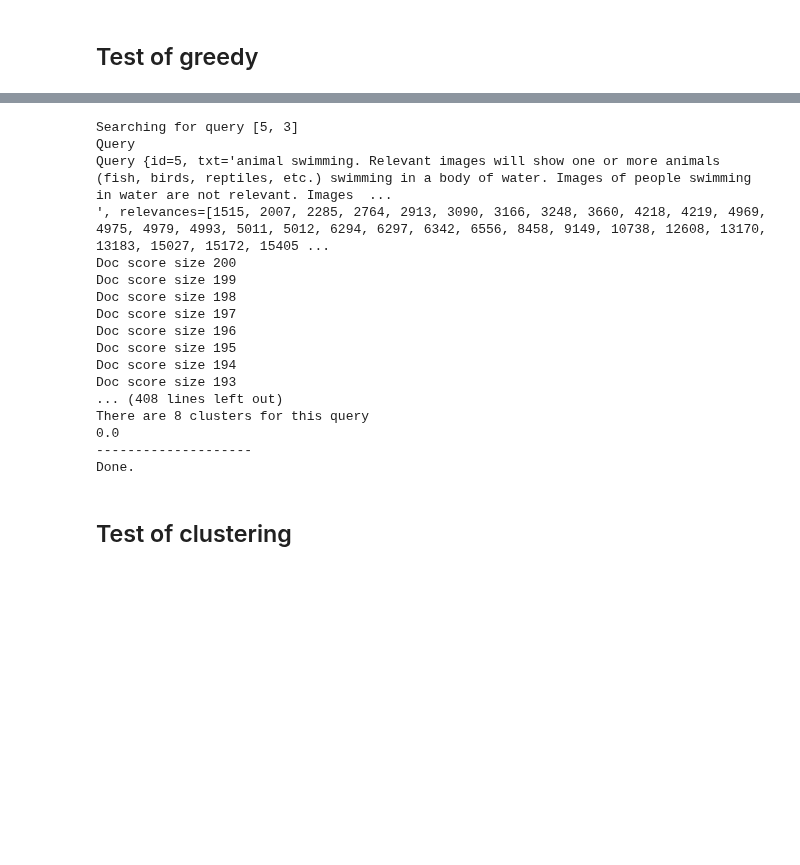
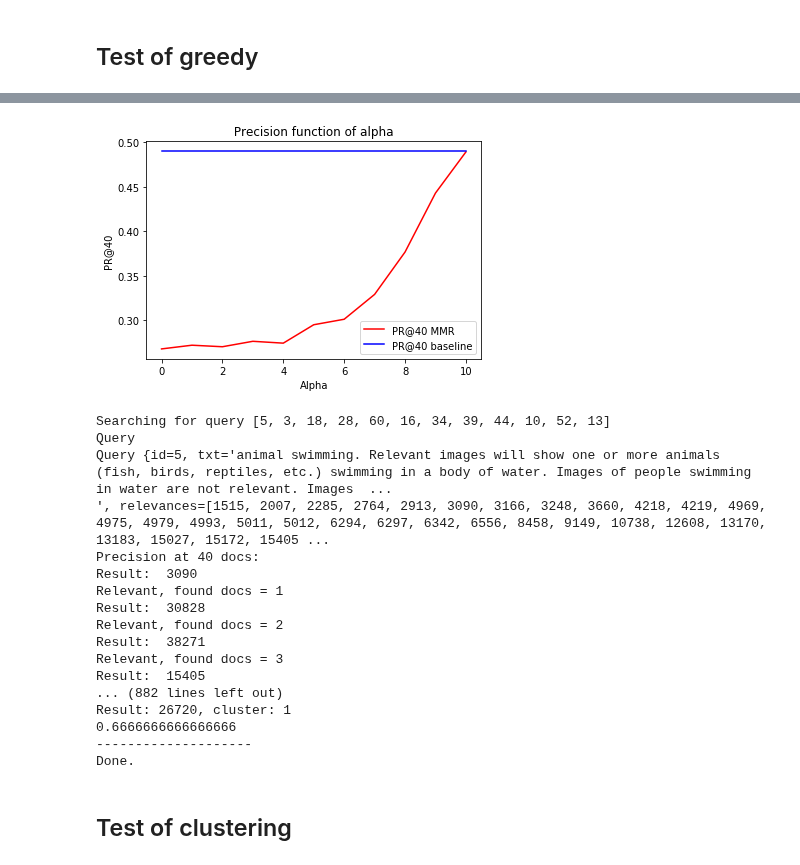
Before and after one commit to LoicH/RI, a Jupyter notebook: 1-text/part3.ipynb, the cells around one changed output, grey strips where cells are left out. Drawn from its saved outputs; the diff is of its cells as text; code cells hidden in the pictures; blank space fills up the shorter version.

Commit message:
greedy finished

```diff
--- a/1-text/part3.ipynb
+++ b/1-text/part3.ipynb
@@ -102,8 +166,20 @@ Done.
+# %%
+import matplotlib.pyplot as plt
+#interval = range(len(PR))
+plt.plot(interval, [i for i in PR],color = "red",  label = "PR@40 MMR")
+plt.plot(interval, [j for j in PR_baseline],color = "blue",  label = "PR@40 baseline")
+plt.title(" Precision function of alpha ")
+plt.xlabel("Alpha")
+plt.ylabel("PR@40")
+plt.legend()
+plt.show()
+# %% [output]
+[figure, added]
 # %%
-alpha = 0.6
-prGreedy = modeles.GreedyAlgorithm(idx, modele_vect, alpha, nDocs=200)
+alpha = 0.8
+prGreedy = modeles.GreedyAlgorithm(idx, modele_vect, alpha, nDocs=100)
 
-wantedId = [5, 3]
+wantedId = [5, 3, 18,28,60,16,34,39,44,10,52,13]
 print("Searching for query", wantedId)
 for qryID in wantedId:
     qry = allQueries[qryID]
@@ -114,31 +190,36 @@ for qryID in wantedId:
     irlist = evaluation.IRList(qry, scores=None, ranking=ranking)
     eval_precAtN = evaluation.PrecisionNDocuments(irlist)
     eval_CRAtN = evaluation.ClusterRecallNDocuments(irlist)
-    n = 20
+    n = 40
     print("Precision at %d docs:" % n)
     print(eval_precAtN.eval(n, verbose=True))
+    #prec.append(eval_precAtN.eval(n, verbose=True))
     print("Cluster Recall at %d docs:" % n)
     print(eval_CRAtN.eval(n, verbose=True))
+    #rec.append(eval_CRAtN.eval(n, verbose=True))
 
     print(20 * '-')
+#PR.append(np.mean(prec))
+#CR.append(np.mean(rec))
+
 
 print("Done.")
 # %% [output]
-Searching for query [5, 3]
+Searching for query [5, 3, 18, 28, 60, 16, 34, 39, 44, 10, 52, 13]
 Query
 Query {id=5, txt='animal swimming. Relevant images will show one or more animals (fish, birds, reptiles, etc.) swimming in a body of water. Images of people swimming in water are not relevant. Images  ...
 ', relevances=[1515, 2007, 2285, 2764, 2913, 3090, 3166, 3248, 3660, 4218, 4219, 4969, 4975, 4979, 4993, 5011, 5012, 6294, 6297, 6342, 6556, 8458, 9149, 10738, 12608, 13170, 13183, 15027, 15172, 15405 ...
-Doc score size 200
-Doc score size 199
-Doc score size 198
-Doc score size 197
-Doc score size 196
-Doc score size 195
-Doc score size 194
-Doc score size 193
-... (408 lines left out)
-There are 8 clusters for this query
-0.0
+Precision at 40 docs:
+Result:  3090
+Relevant, found docs = 1
+Result:  30828
+Relevant, found docs = 2
+Result:  38271
+Relevant, found docs = 3
+Result:  15405
+... (882 lines left out)
+Result: 26720, cluster: 1
+0.6666666666666666
 --------------------
 Done.
 # %% [markdown]
```
Also changed, not shown: parts of 13 cells of this notebook, 1 other file.
